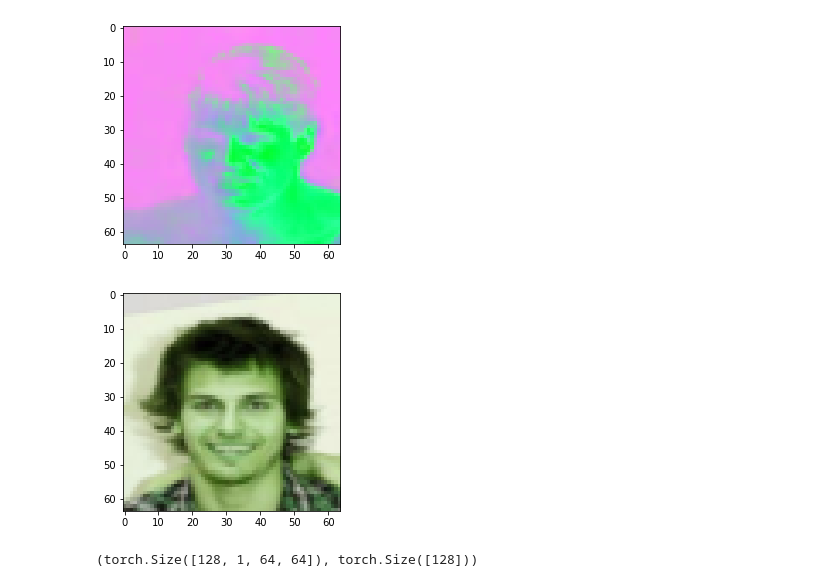
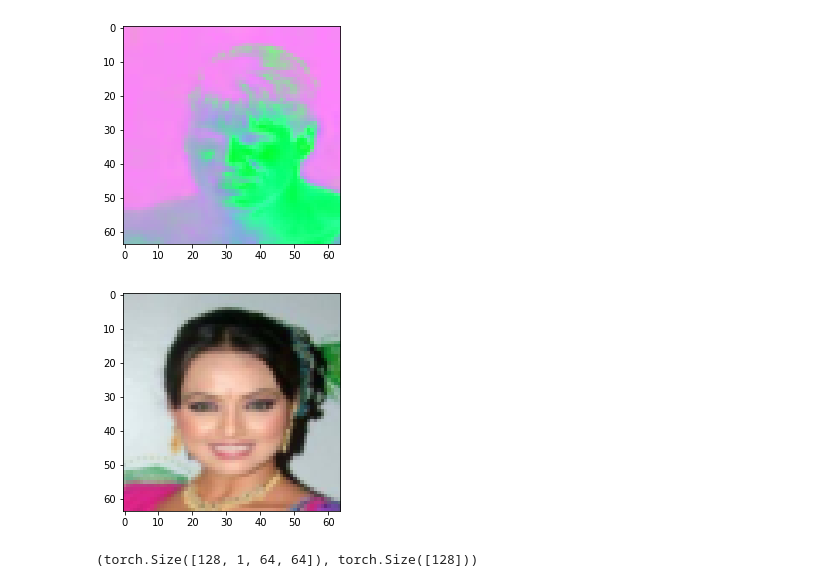
Before and after one commit to YakubovSlava/PrivateCodeRepo, a Jupyter notebook: DCGAN/model_faces.ipynb, the cells around one changed output. Drawn from its saved outputs; the diff is of its cells as text; code cells hidden in the pictures.

```diff
--- a/DCGAN/model_faces.ipynb
+++ b/DCGAN/model_faces.ipynb
@@ -126,10 +126,10 @@ Clipping input data to the valid range for imshow with RGB data ([0..1] for floa
 <matplotlib.image.AxesImage at 0x...>
 [figure]
 # %%
-plt.imshow(next(iter(dataloader))[0][:32][0].detach().numpy()[(1,0,2),:, :].transpose(1,2,0)*0.5+0.5)
+plt.imshow(next(iter(dataloader))[0][:32][0].detach().numpy()[(0,1,2),:, :].transpose(1,2,0)*0.5+0.5)
 plt.show()
 # %% [output]
-[figure, old version]
+[figure, new version]
 # %%
 discriminator = Discriminator(channels=channels).to(device)
 generator = Generator(channels=channels, z_dim=z_dim).to(device)
```
